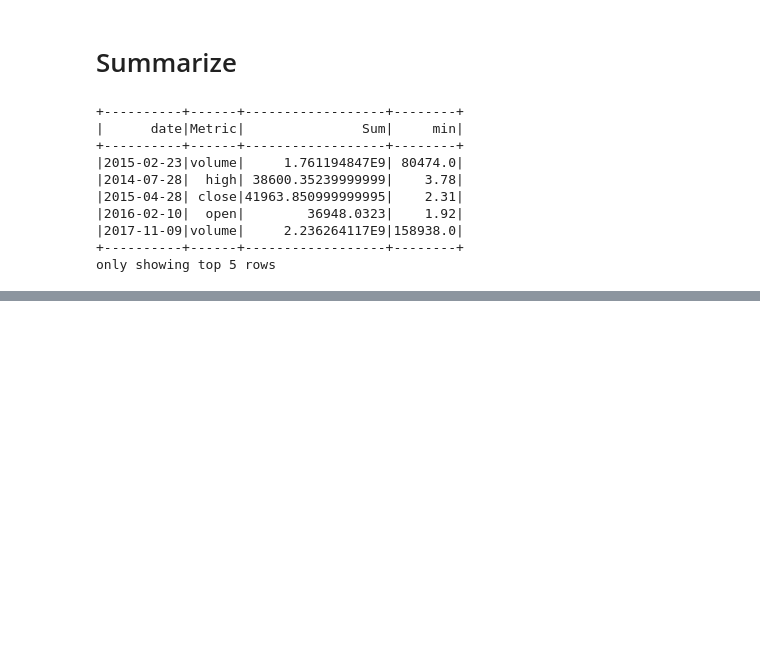
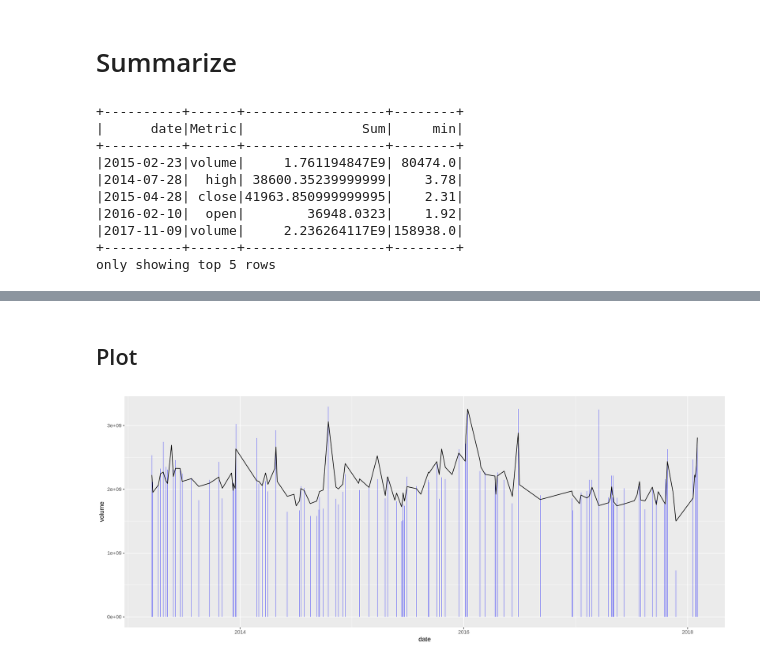
Before and after one commit to Soumyadipta2020/SparkR_test, a Jupyter notebook: SparkR_sample.ipynb, the cells around one changed output, grey strips where cells are left out. Cells and saved outputs as stored; diff of their text form; code cells hidden in the pictures; blank space fills up the shorter version.

```diff
--- a/SparkR_sample.ipynb
+++ b/SparkR_sample.ipynb
@@ -380,0 +386,14 @@ only showing top 5 rows
+# %%
+df_temp <- df %>% dropna() %>%  # removing NA
+    SparkR::group_by("date") %>%
+    SparkR::summarize(
+        open = sum(df$open, na.rm = TRUE),
+        close = sum(df$close, na.rm = TRUE),
+        high = sum(df$high, na.rm = TRUE),
+        low = sum(df$low, na.rm = TRUE),
+        volume = sum(df$volume, na.rm = TRUE)
+    )
+df_list <- randomSplit(df_temp, c(9,1), 2) # 70% 30% split
+
+train_df <- df_list[[1]]
+test_df <- df_list[[2]]
@@ -380,0 +402,5 @@ only showing top 5 rows
+# %%
+model_glm <- SparkR::spark.glm(train_df, volume ~ open + close + high + low, family = "gaussian")
+
+# Check model summary
+summary(model_glm)
@@ -380,0 +430,4 @@ only showing top 5 rows
+# %%
+# Check model prediction
+df_predict <- predict(model_glm, test_df)
+showDF(df_predict, 5)
@@ -380,0 +445,11 @@ only showing top 5 rows
+# %% [markdown]
+## Plot
+# %%
+r_df_predict <- as.data.frame(df_predict)
+
+options(repr.plot.width = 15, repr.plot.height = 6)
+ggplot2::ggplot(r_df_predict, aes(date, volume)) +
+       ggplot2::geom_bar(stat = "identity", fill = "blue", alpha = 0.7) +
+       ggplot2::geom_line(aes(y = prediction))
+# %% [output]
+[figure, added]
```
Also changed, not shown: parts of 8 cells of this notebook.
